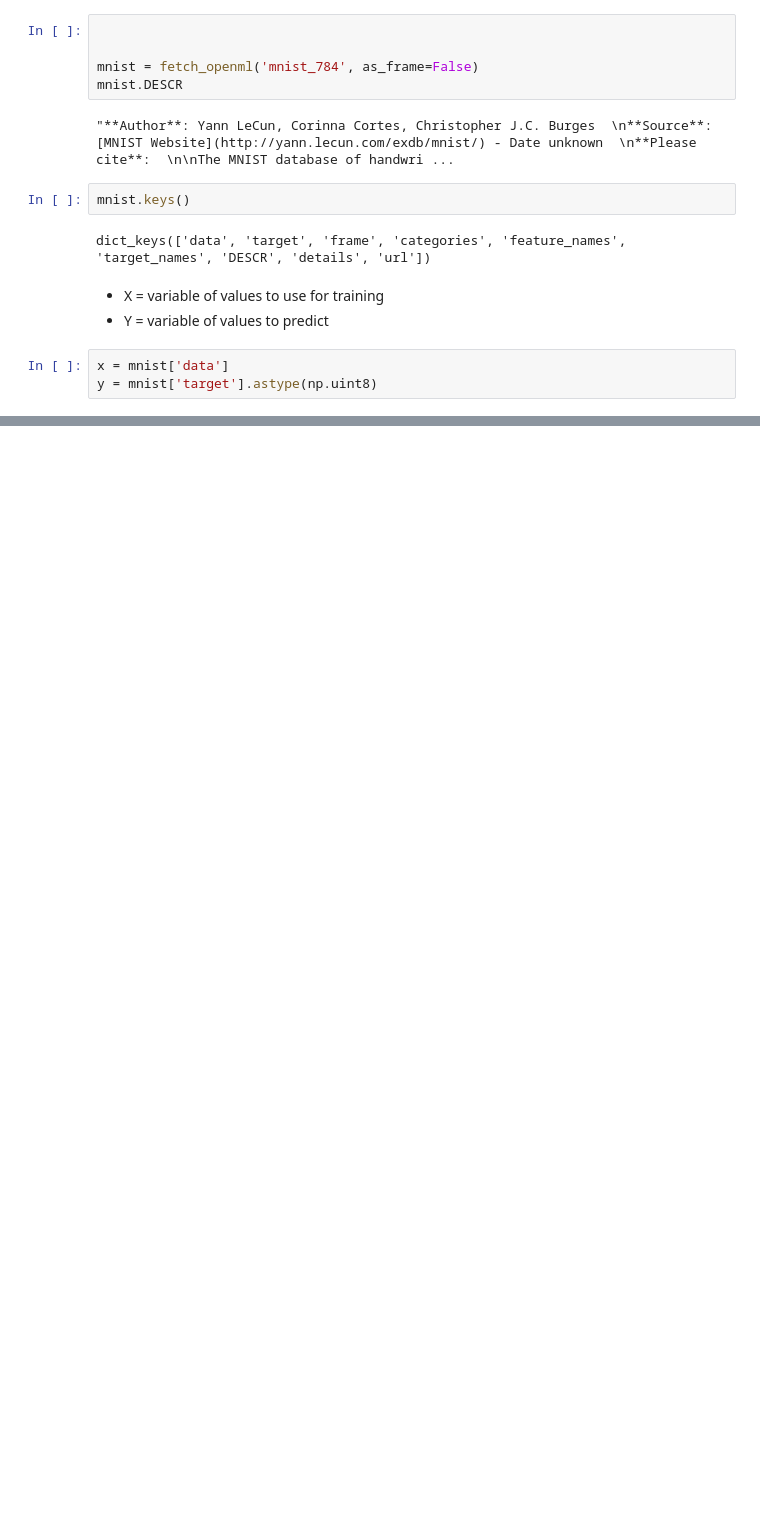
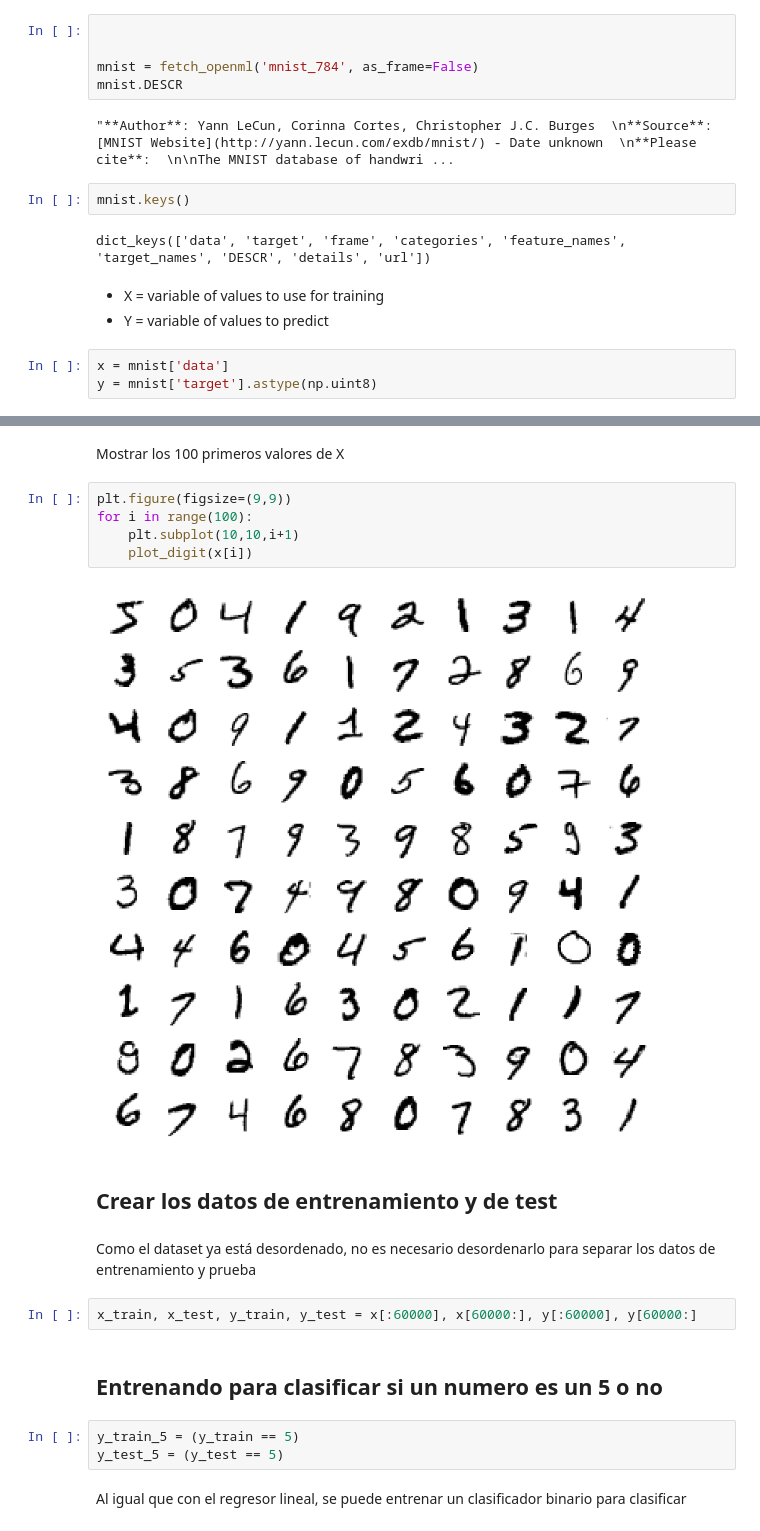
Before and after one commit to braiso-22/ejercicio-mnist, a Jupyter notebook: mnist.ipynb, the cells around one changed output, grey strips where cells are left out. Cells and saved outputs as stored; diff of their text form; blank space fills up the shorter version.

```diff
--- a/mnist.ipynb
+++ b/mnist.ipynb
@@ -38 +42,23 @@ print(y[0])
 [figure]
+# %% [markdown]
+Mostrar los 100 primeros valores de X
+# %%
+plt.figure(figsize=(9,9))
+for i in range(100):
+    plt.subplot(10,10,i+1)
+    plot_digit(x[i])
+# %% [output]
+[figure, added]
+# %% [markdown]
+## Crear los datos de entrenamiento y de test
+# %% [markdown]
+Como el dataset ya está desordenado, no es necesario desordenarlo para separar los datos de entrenamiento y prueba
+# %%
+x_train, x_test, y_train, y_test = x[:60000], x[60000:], y[:60000], y[60000:]
+# %% [markdown]
+## Entrenando para clasificar si un numero es un 5 o no
+# %%
+y_train_5 = (y_train == 5)
+y_test_5 = (y_test == 5)
+# %% [markdown]
+Al igual que con el regresor lineal, se puede entrenar un clasificador binario para clasificar
```
Also changed, not shown: parts of 16 cells of this notebook.
